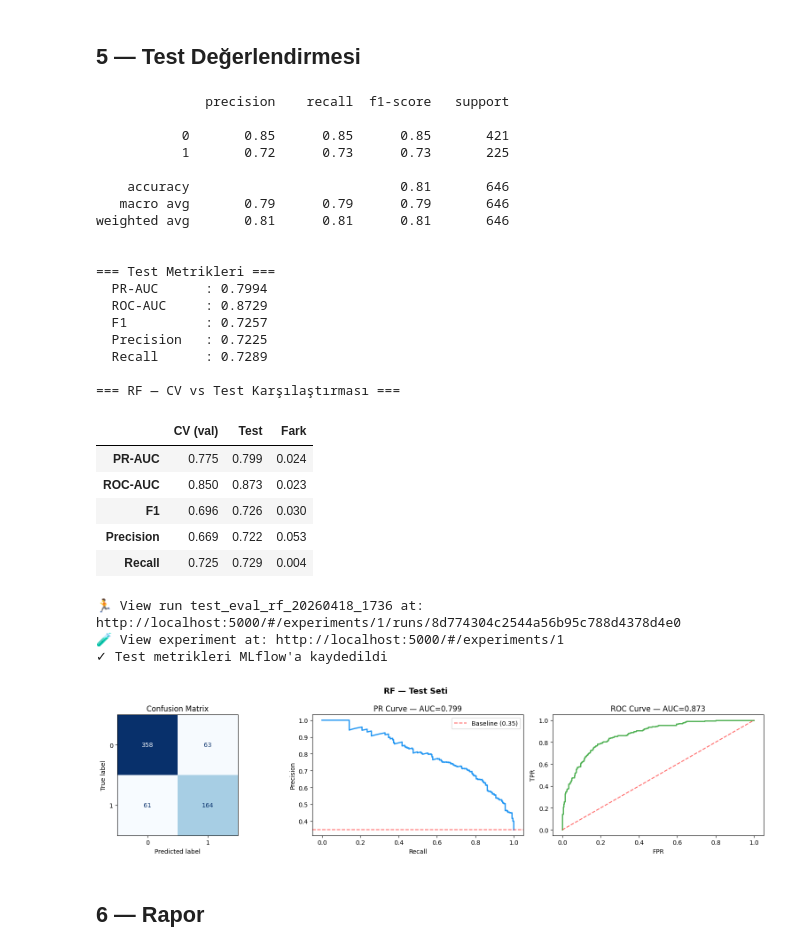
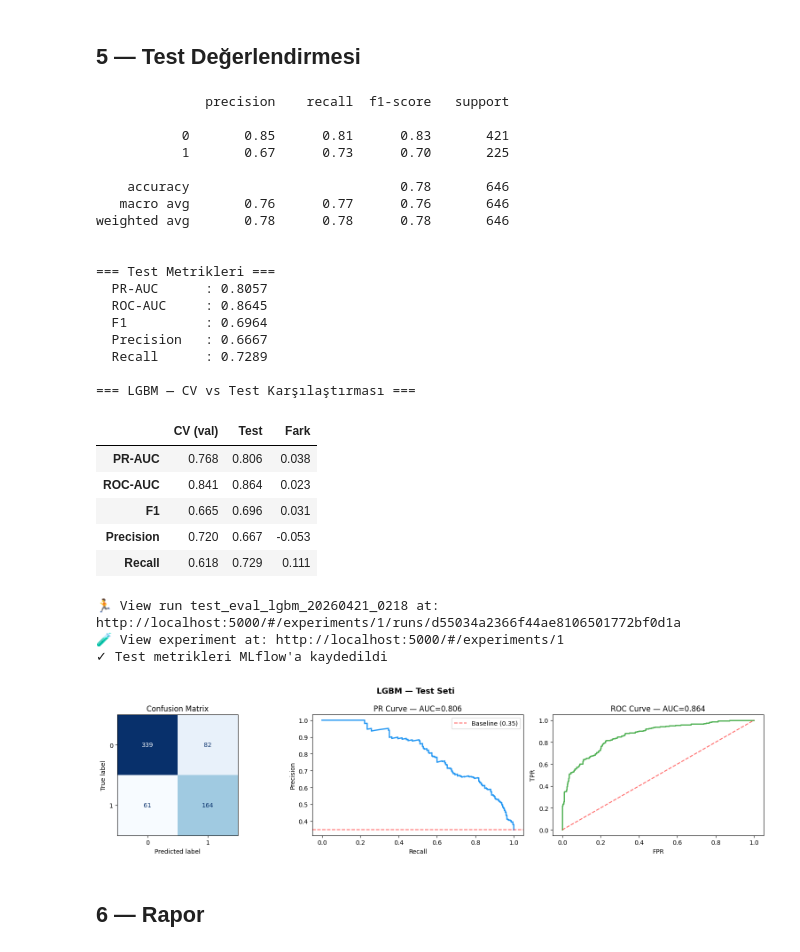
Before and after one commit to UgurIpekduzen/tmdb-hit-classifier, a Jupyter notebook: example.ipynb, the cells around one changed output. Saved outputs shown, nothing was run; the diff lists cells and outputs as text; code cells hidden in the pictures.

```diff
--- a/example.ipynb
+++ b/example.ipynb
@@ -51,16 +56,22 @@ DATASET_PATH     = 'data/tmdb_model.csv'
 TASK_TYPE        = 'binary'   # binary | multiclass | regression | timeseries | multilabel
 TARGET           = 'hit'
 N_TRIALS         = 50
-FEATURE_PREFIXES = ['genre_']  # kw_: TMDB post-release kullanıcı etiketleri
+FEATURE_PREFIXES = ['genre_', 'kw_']
+FEATURE_VERSION  = 'v2_no_leakage'  # MLflow run'larını gruplamak için; leakage temizliği sonrası
 
 BASE_FEATURES = [
-    'budget_log', 'runtime',
-    # 'popularity', 'vote_average', 'vote_count',  # post-release
-    'num_companies', 'num_countries', 'num_genres',
-    # 'tagline_length', 'overview_length',          # gri alan — TMDB kayıt zamanı belirsiz
+    # Bütçe & Prodüksiyon
+    'budget', 'runtime',
+    'num_companies', 'num_countries',
     'is_major_studio', 'is_english', 'is_us_production',
-    # 'has_homepage',    # gri alan — TMDB kayıt zamanı belirsiz
-    # 'has_postcredit',  # post-release
+    # Pazarlama
+    'has_homepage', 'tagline_length', 'overview_length',
+    # Tür
+    'num_genres',
+    # Takvim
+    'is_summer', 'is_holiday',
+    # Yönetmen geçmişi
+    'director_film_count', 'director_collab_count',
 ]
 # ──────────────────────────────────────────────────────────────
 # %% [markdown]
@@ -208,6 +224,7 @@ best_model, best, tuned_models, ensemble_candidates = tune_all_models(
     X_val             = X_test,
     y_val             = y_test,
     jaccard_threshold = 0.60,
+    feature_version   = FEATURE_VERSION,
 )
 
 if ensemble_candidates:
@@ -276,38 +293,40 @@ Optuna başlıyor — model: lgbm  |  metrik: avg_prec  |  trial: 50  |  max_gap
 # %%
 test_metrics = evaluate_test(
     best_model, X_test, y_test, TASK_TYPE, best,
     cv_metrics      = results[best]['val'],
     experiment_name = EXPERIMENT_NAME,
+    feature_version = FEATURE_VERSION,
+    features        = FEATURES,
 )
 # %% [output]
               precision    recall  f1-score   support
 
-           0       0.85      0.85      0.85       421
-           1       0.72      0.73      0.73       225
+           0       0.85      0.81      0.83       421
+           1       0.67      0.73      0.70       225
 
-    accuracy                           0.81       646
-   macro avg       0.79      0.79      0.79       646
-weighted avg       0.81      0.81      0.81       646
+    accuracy                           0.78       646
+   macro avg       0.76      0.77      0.76       646
+weighted avg       0.78      0.78      0.78       646
 
 
 === Test Metrikleri ===
-  PR-AUC      : 0.7994
-  ROC-AUC     : 0.8729
-  F1          : 0.7257
-  Precision   : 0.7225
+  PR-AUC      : 0.8057
+  ROC-AUC     : 0.8645
+  F1          : 0.6964
+  Precision   : 0.6667
   Recall      : 0.7289
 
-=== RF — CV vs Test Karşılaştırması ===
+=== LGBM — CV vs Test Karşılaştırması ===
 |  | CV (val) | Test | Fark |
-| PR-AUC | 0.775 | 0.799 | 0.024 |
-| ROC-AUC | 0.850 | 0.873 | 0.023 |
-| F1 | 0.696 | 0.726 | 0.030 |
-| Precision | 0.669 | 0.722 | 0.053 |
-| Recall | 0.725 | 0.729 | 0.004 |
+| PR-AUC | 0.768 | 0.806 | 0.038 |
+| ROC-AUC | 0.841 | 0.864 | 0.023 |
+| F1 | 0.665 | 0.696 | 0.031 |
+| Precision | 0.720 | 0.667 | -0.053 |
+| Recall | 0.618 | 0.729 | 0.111 |
-🏃 View run test_eval_rf_20260418_1736 at: http://localhost:5000/#/experiments/1/runs/8d774304c2544a56b95c788d4378d4e0
+🏃 View run test_eval_lgbm_20260421_0218 at: http://localhost:5000/#/experiments/1/runs/d55034a2366f44ae8106501772bf0d1a
 🧪 View experiment at: http://localhost:5000/#/experiments/1
 ✓ Test metrikleri MLflow'a kaydedildi
-[figure, old version]
+[figure, new version]
 # %% [markdown]
 ## 6 — Rapor
 # %%
```
Also changed, not shown: parts of 13 cells of this notebook, 3 other files.
